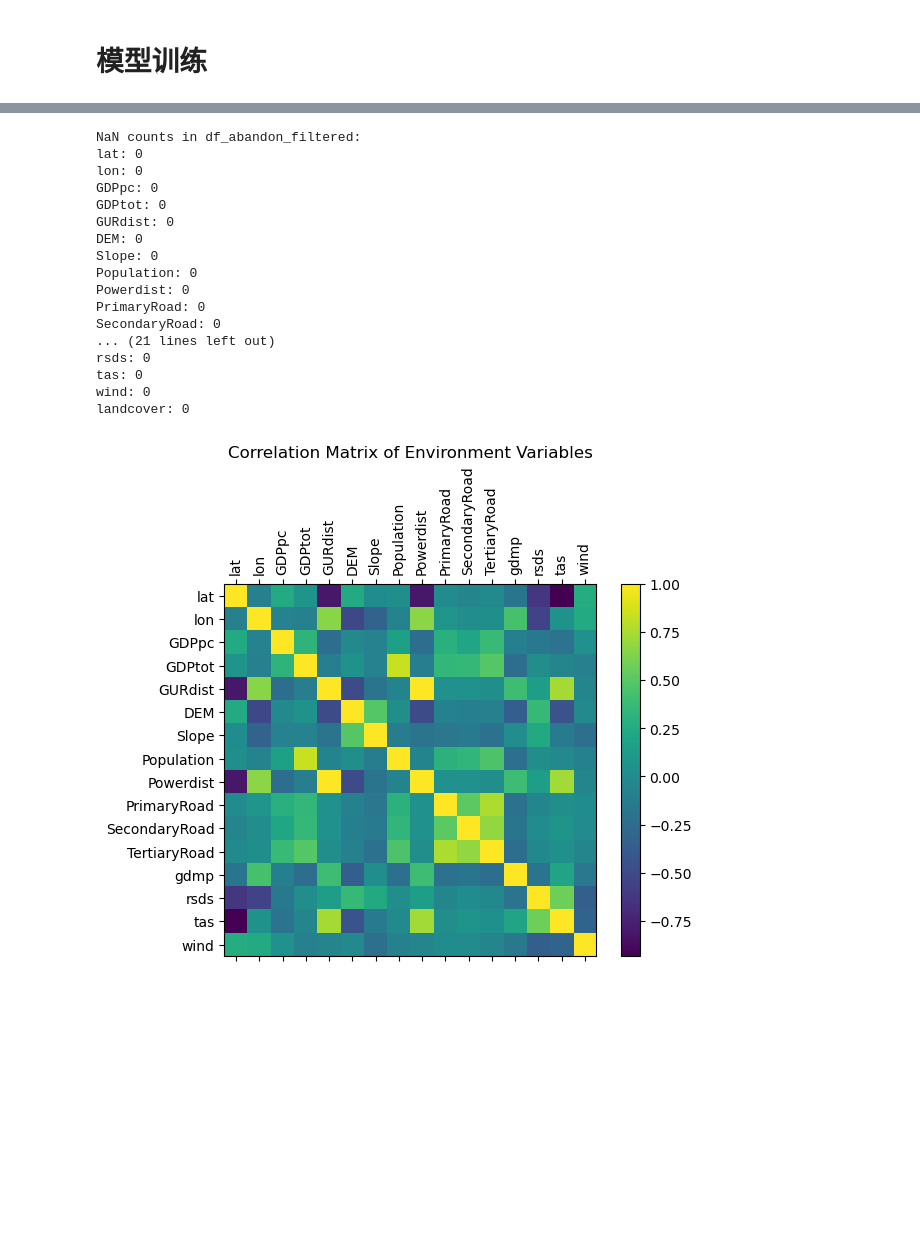
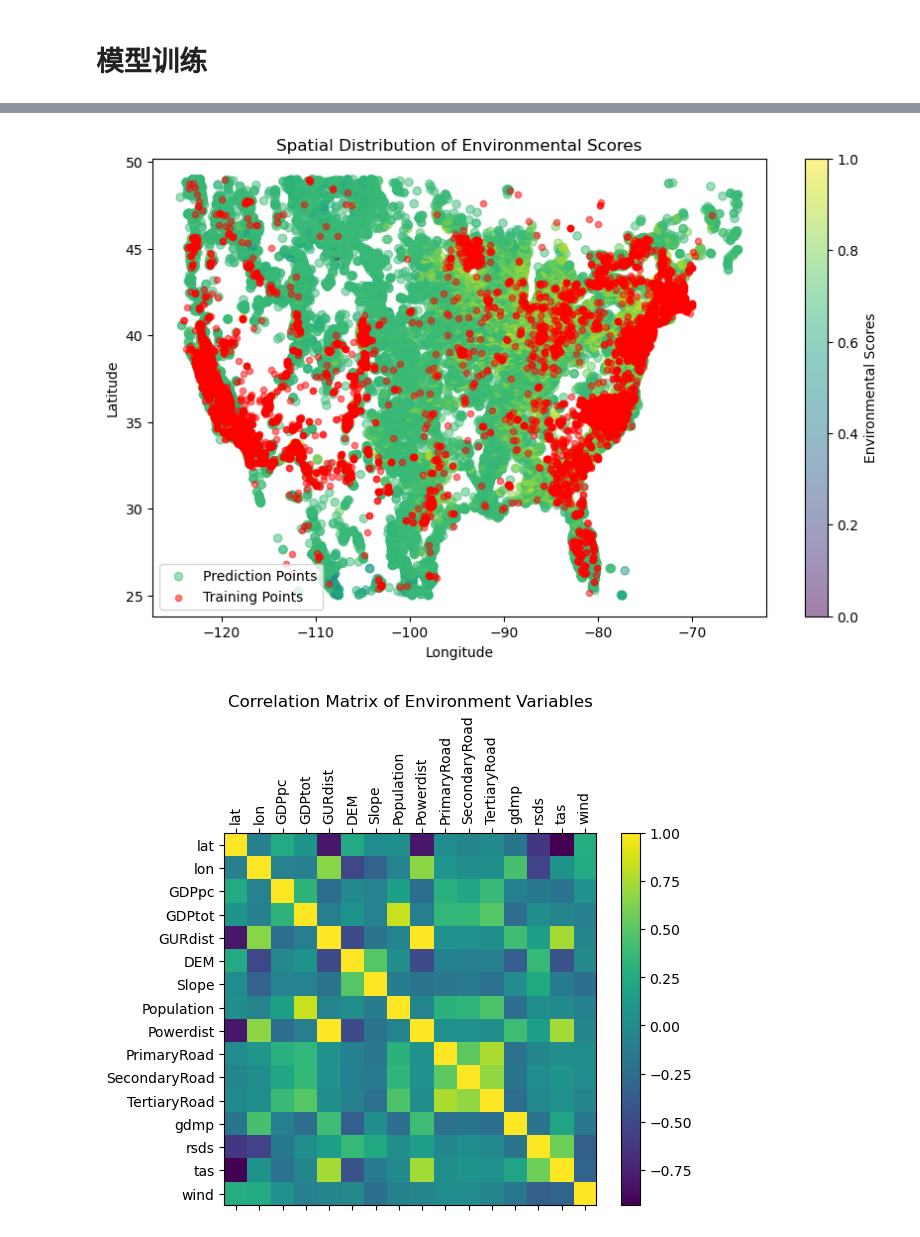
Before and after one commit to px39n/Landuse_Zhong, a Jupyter notebook: 3.0 pre-training.ipynb, the cells around one changed output, grey strips where cells are left out. Cells and saved outputs as stored; diff of their text form; code cells hidden in the pictures; blank space fills up the shorter version.

```diff
--- a/3.0 pre-training.ipynb
+++ b/3.0 pre-training.ipynb
@@ -500,32 +544,27 @@ You want to predict the year: 2020.0
-# %%
-# Check NaN counts in df_abandon_filtered
-print("NaN counts in df_abandon_filtered:")
-for col in df_abandon_filtered[NUMERIC_FEATURES + CAT_COLS].columns:
-    nan_count = df_abandon_filtered[NUMERIC_FEATURES + CAT_COLS][col].isna().sum()
-    print(f"{col}: {nan_count}")
-
-print("\nNaN counts in df_embedding_fill:")
-for col in df_embedding_fill[NUMERIC_FEATURES + CAT_COLS].columns:
-    nan_count = df_embedding_fill[NUMERIC_FEATURES + CAT_COLS][col].isna().sum()
-    print(f"{col}: {nan_count}")
-# %% [output]
-NaN counts in df_abandon_filtered:
-lat: 0
-lon: 0
-GDPpc: 0
-GDPtot: 0
-GURdist: 0
-DEM: 0
-Slope: 0
-Population: 0
-Powerdist: 0
-PrimaryRoad: 0
-SecondaryRoad: 0
-... (21 lines left out)
-rsds: 0
-tas: 0
-wind: 0
-landcover: 0
+# %%
+# 将env_scores匹配到原始样本的经纬度上
+df_abandon_filtered['env_scores'] = env_scores
+
+# 绘制地图
+plt.figure(figsize=(10,6))
+
+# 绘制待预测点
+plt.scatter(df_abandon_filtered['lon'], df_abandon_filtered['lat'],
+           c=df_abandon_filtered['env_scores'], cmap='viridis',
+           alpha=0.5, label='Prediction Points')
+
+# 叠加训练样本点
+plt.scatter(df_embedding_fill['lon'], df_embedding_fill['lat'],
+           color='red', alpha=0.5, s=20, label='Training Points')
+
+plt.colorbar(label='Environmental Scores')
+plt.xlabel('Longitude')
+plt.ylabel('Latitude')
+plt.title('Spatial Distribution of Environmental Scores')
+plt.legend()
+plt.show()
+# %% [output]
+[figure, added]
 # %%
 import pandas as pd
 import numpy as np
```
Also changed, not shown: parts of 9 cells of this notebook.
